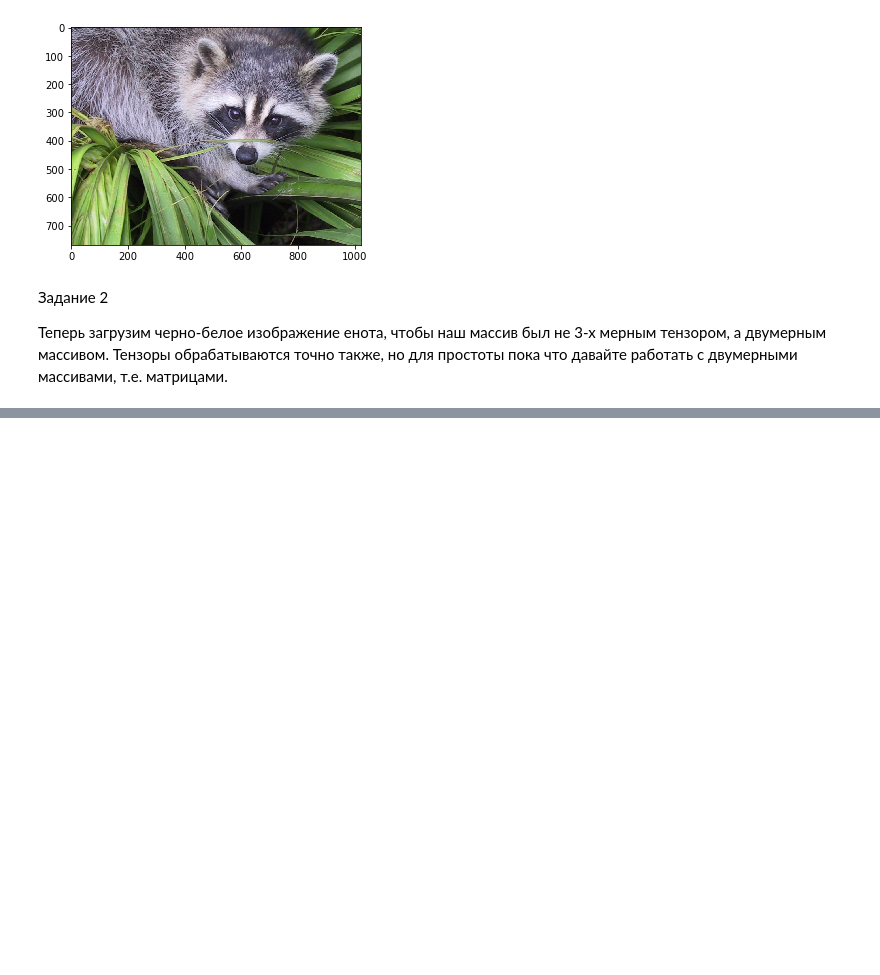
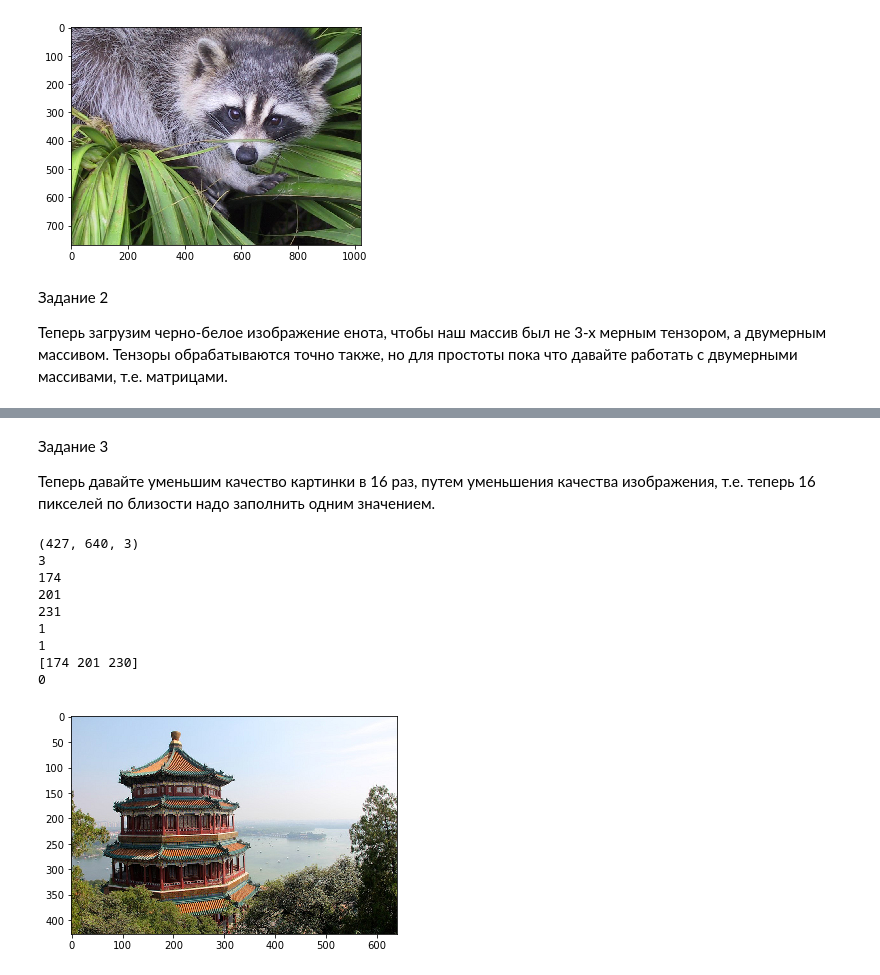
Before and after one commit to loyalbuddha/For_DLS, a Jupyter notebook: HW2.ipynb, the cells around one changed output, grey strips where cells are left out. Drawn from its saved outputs; the diff is of its cells as text; code cells hidden in the pictures; blank space fills up the shorter version.

```diff
--- a/HW2.ipynb
+++ b/HW2.ipynb
@@ -350,0 +364,71 @@ pic_second += 50
+# %% [markdown]
+Задание 3
+
+Теперь давайте уменьшим качество картинки в 16 раз, путем уменьшения качества изображения, т.е. теперь 16 пикселей по близости надо заполнить одним значением.
+# %%
+china = load_sample_image('china.jpg')
+plt.imshow(china)
+print(china.shape)
+h, w, c = china.shape
+print(china.ndim)
+
+#def w_np_list(x_list, a = 1):
+#    ''' с нумпаем делаем всё что нужно '''
+#    x_list = np.array(x_list)
+#    x_result = np.where(x_list % 4 == 0, a, np.flipud(x_list))
+#    return x_result
+
+compressed_pic = copy(china)
+#compressed_pic = np.array_split(compressed_pic, 4)
+plt.imshow(compressed_pic)
+print(compressed_pic[0][0][0])
+print(compressed_pic[0][0][1])
+print(compressed_pic[0][0][2])
+
+#print(f'len(compressed_pic[0] : {len(compressed_pic[0])}')
+#my_list = [i*4 for i in range(1, 1+int(len(compressed_pic[0])/4))]
+###print(my_list)
+#my_list_1 = np.array(np.split(compressed_pic[0], my_list))
+#my_list = [i*4 for i in range(1, 1+int(len(compressed_pic[1])/4))]
+#my_list_2 = np.array(np.split(compressed_pic[1], my_list))
+#print(my_list_1[0])
+#print(my_list_1.ndim)
+
+vert_list = np.array(np.vsplit(compressed_pic, [4]))
+print(vert_list.ndim)
+gorz_list = np.hsplit(vert_list, [4])
+print(np.array(gorz_list).ndim)
+print(vert_list[1][0][0])
+#for i in range(0, len(vert_list[1][0][0])):
+#    vert_list[i] = vert_list[i][i][i][0]
+
+
+
+
+
+#print(compressed_pic[0:4,0:4])
+
+#for i in range(0, len(compressed_pic[0])):
+#    compressed_pic[i]
+
+
+#
+
+#plt.imshow(compressed_pic)
+
+def calculate_mismatch(a,b):
+    mismatch=0
+    mismatch = sum(sum(sum(a - b)))
+    print(mismatch)
+calculate_mismatch(china, compressed_pic)
+# %% [output]
+(427, 640, 3)
+3
+174
+201
+231
+1
+1
+[174 201 230]
+0
+[figure, added]
```
Also changed, not shown: parts of 3 cells of this notebook.
